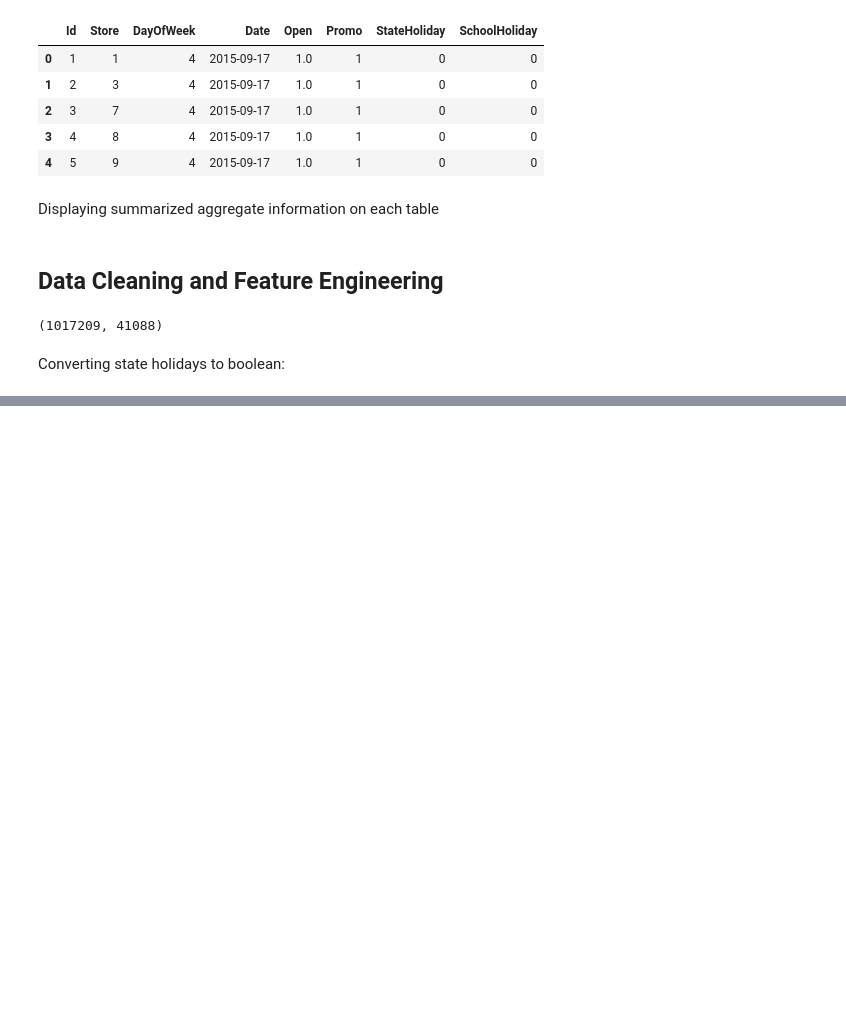
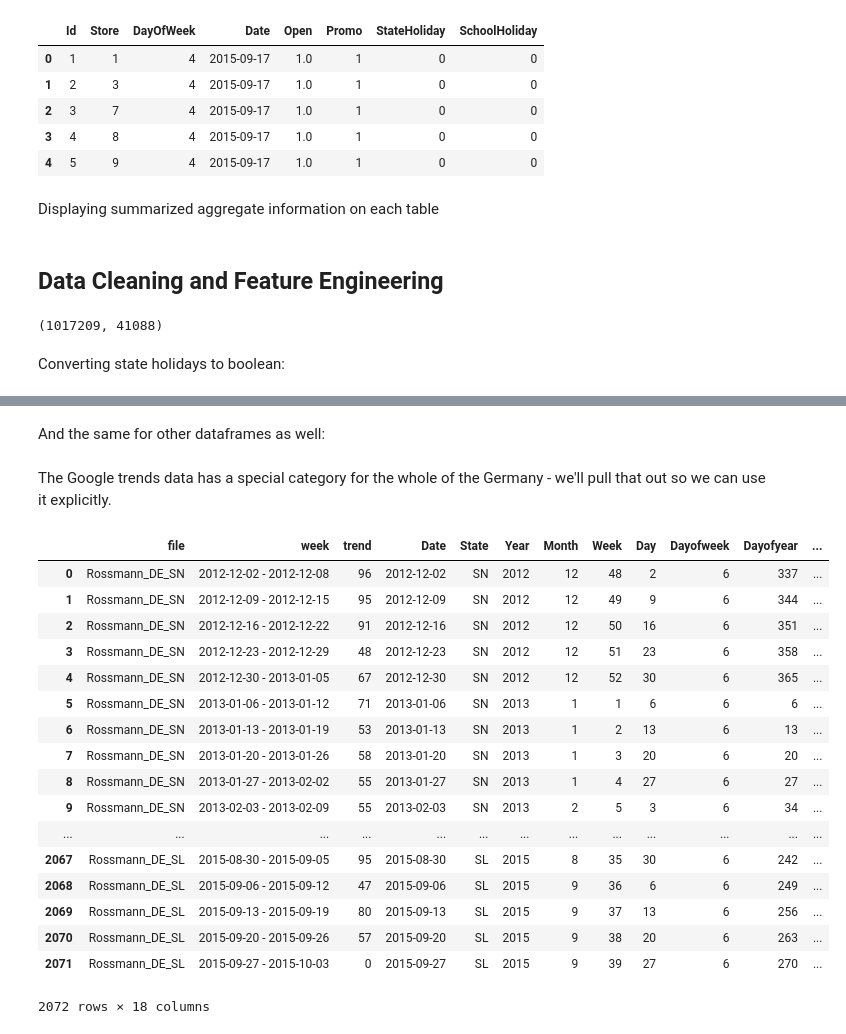
Before and after one commit to tomilsinszki/machine_learning, a Jupyter notebook: rossman_competition.ipynb, the cells around one changed output, grey strips where cells are left out. Saved outputs shown, nothing was run; the diff lists cells and outputs as text; code cells hidden in the pictures; blank space fills up the shorter version.

Commit message:
feature engineering for rossmann competition

```diff
--- a/rossman_competition.ipynb
+++ b/rossman_competition.ipynb
@@ -154,0 +216,3 @@ Name: StateHoliday, Length: 41088, dtype: bool
+# %%
+googletrend['Date'] = googletrend.week.str.split(' - ', expand=True)[0]
+googletrend['State'] = googletrend.file.str.split('_', expand=True)[2]
@@ -154,0 +286,2 @@ Name: StateHoliday, Length: 41088, dtype: bool
+# %% [markdown]
+And the same for other dataframes as well:
@@ -154,0 +292,23 @@ Name: StateHoliday, Length: 41088, dtype: bool
+# %% [markdown]
+The Google trends data has a special category for the whole of the Germany - we'll pull that out so we can use it explicitly.
+# %%
+googletrend
+# %% [output]
+|  | file | week | trend | Date | State | Year | Month | Week | Day | Dayofweek | Dayofyear | ... |
+| 0 | Rossmann_DE_SN | 2012-12-02 - 2012-12-08 | 96 | 2012-12-02 | SN | 2012 | 12 | 48 | 2 | 6 | 337 | ... |
+| 1 | Rossmann_DE_SN | 2012-12-09 - 2012-12-15 | 95 | 2012-12-09 | SN | 2012 | 12 | 49 | 9 | 6 | 344 | ... |
+| 2 | Rossmann_DE_SN | 2012-12-16 - 2012-12-22 | 91 | 2012-12-16 | SN | 2012 | 12 | 50 | 16 | 6 | 351 | ... |
+| 3 | Rossmann_DE_SN | 2012-12-23 - 2012-12-29 | 48 | 2012-12-23 | SN | 2012 | 12 | 51 | 23 | 6 | 358 | ... |
+| 4 | Rossmann_DE_SN | 2012-12-30 - 2013-01-05 | 67 | 2012-12-30 | SN | 2012 | 12 | 52 | 30 | 6 | 365 | ... |
+| 5 | Rossmann_DE_SN | 2013-01-06 - 2013-01-12 | 71 | 2013-01-06 | SN | 2013 | 1 | 1 | 6 | 6 | 6 | ... |
+| 6 | Rossmann_DE_SN | 2013-01-13 - 2013-01-19 | 53 | 2013-01-13 | SN | 2013 | 1 | 2 | 13 | 6 | 13 | ... |
+| 7 | Rossmann_DE_SN | 2013-01-20 - 2013-01-26 | 58 | 2013-01-20 | SN | 2013 | 1 | 3 | 20 | 6 | 20 | ... |
+| 8 | Rossmann_DE_SN | 2013-01-27 - 2013-02-02 | 55 | 2013-01-27 | SN | 2013 | 1 | 4 | 27 | 6 | 27 | ... |
+| 9 | Rossmann_DE_SN | 2013-02-03 - 2013-02-09 | 55 | 2013-02-03 | SN | 2013 | 2 | 5 | 3 | 6 | 34 | ... |
+| ... | ... | ... | ... | ... | ... | ... | ... | ... | ... | ... | ... | ... |
+| 2067 | Rossmann_DE_SL | 2015-08-30 - 2015-09-05 | 95 | 2015-08-30 | SL | 2015 | 8 | 35 | 30 | 6 | 242 | ... |
+| 2068 | Rossmann_DE_SL | 2015-09-06 - 2015-09-12 | 47 | 2015-09-06 | SL | 2015 | 9 | 36 | 6 | 6 | 249 | ... |
+| 2069 | Rossmann_DE_SL | 2015-09-13 - 2015-09-19 | 80 | 2015-09-13 | SL | 2015 | 9 | 37 | 13 | 6 | 256 | ... |
+| 2070 | Rossmann_DE_SL | 2015-09-20 - 2015-09-26 | 57 | 2015-09-20 | SL | 2015 | 9 | 38 | 20 | 6 | 263 | ... |
+| 2071 | Rossmann_DE_SL | 2015-09-27 - 2015-10-03 | 0 | 2015-09-27 | SL | 2015 | 9 | 39 | 27 | 6 | 270 | ... |
+2072 rows × 18 columns
```
Also changed, not shown: parts of 25 cells of this notebook.
